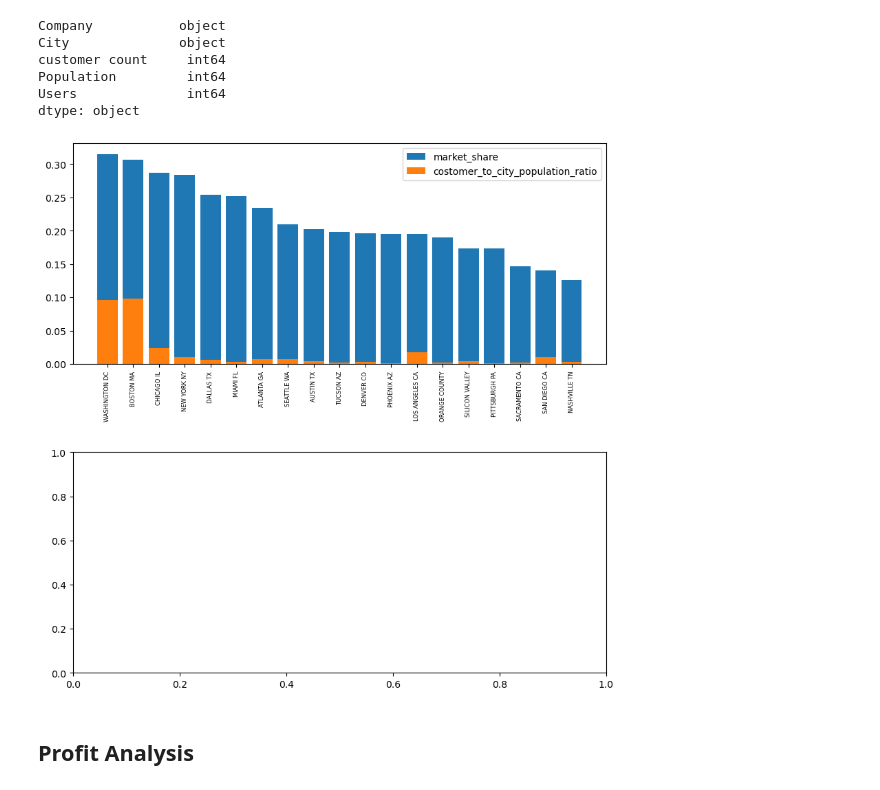
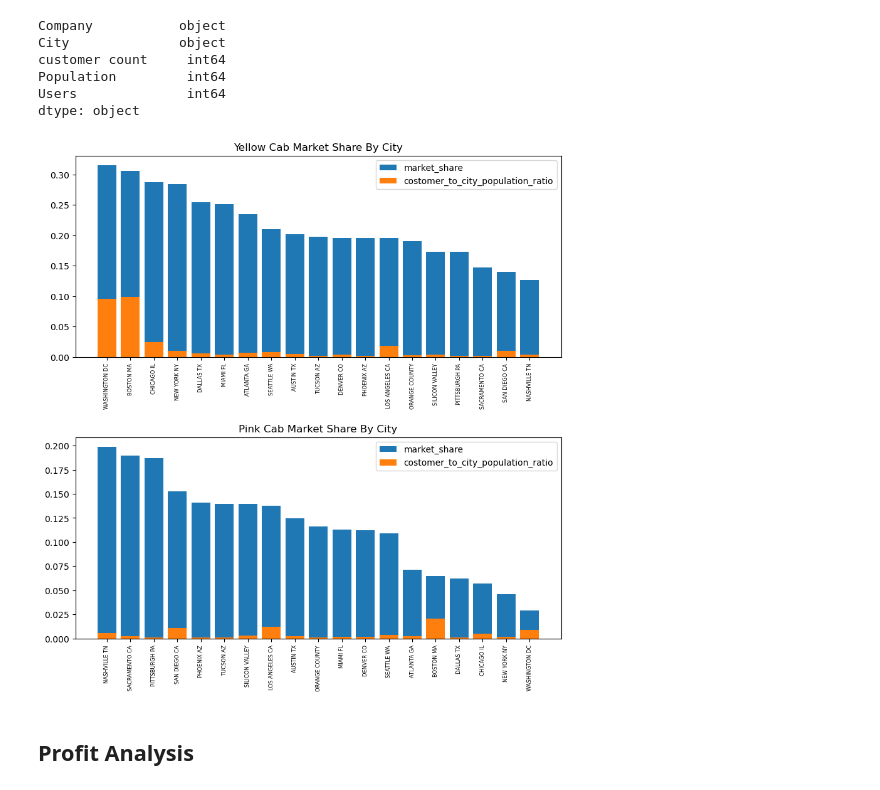
Before and after one commit to FHFelix/G2M-insight-for-Cab-Investment-firm, a Jupyter notebook: G2M_insight_for_Cab_Investment_firm.ipynb, the cells around one changed output. Cells and saved outputs as stored; diff of their text form; code cells hidden in the pictures.

```diff
--- a/G2M_insight_for_Cab_Investment_firm.ipynb
+++ b/G2M_insight_for_Cab_Investment_firm.ipynb
@@ -211,25 +211,25 @@ dtype: object
 # %%
 market_share['market_share'] = market_share['customer count']/ market_share['Users']
 market_share['costomer_to_city_population_ratio'] = market_share['customer count'] / market_share['Population']
 market_share_yellow = market_share.loc[market_share['Company'] == 'Yellow Cab'].sort_values(by=['market_share','costomer_to_city_population_ratio'],ascending = [False,False])
-market_share_pink = market_share.loc[market_share['Company'] == 'Pink Cab']
+market_share_pink = market_share.loc[market_share['Company'] == 'Pink Cab'].sort_values(by=['market_share','costomer_to_city_population_ratio'],ascending = [False,False])
 
 fig, ax = plt.subplots(2,figsize = (10,10))
 ax[0].bar(market_share_yellow['City'], market_share_yellow['market_share'])
 ax[0].bar(market_share_yellow['City'],market_share_yellow['costomer_to_city_population_ratio'])
 ax[0].set_xticklabels(market_share_yellow['City'],rotation = 90, fontsize = 6)
 ax[0].legend(['market_share','costomer_to_city_population_ratio'])
 ax[0].set_title('Yellow Cab Market Share By City')
 
-ax[0].bar(market_share_pink['City'], market_share_pink['market_share'])
-ax[0].bar(market_share_pink['City'],market_share_pink['costomer_to_city_population_ratio'])
-ax[0].set_xticklabels(market_share_pink['City'],rotation = 90, fontsize = 6)
-ax[0].legend(['market_share','costomer_to_city_population_ratio'])
-ax[0].set_title('Yellow Cab Market Share By City')
+ax[1].bar(market_share_pink['City'], market_share_pink['market_share'])
+ax[1].bar(market_share_pink['City'],market_share_pink['costomer_to_city_population_ratio'])
+ax[1].set_xticklabels(market_share_pink['City'],rotation = 90, fontsize = 6)
+ax[1].legend(['market_share','costomer_to_city_population_ratio'])
+ax[1].set_title('Pink Cab Market Share By City')
 fig.subplots_adjust(hspace=0.4)
 plt.show()
 # %% [output]
-[figure, old version]
+[figure, new version]
 # %% [markdown]
 ## Profit Analysis
 # %%
```
